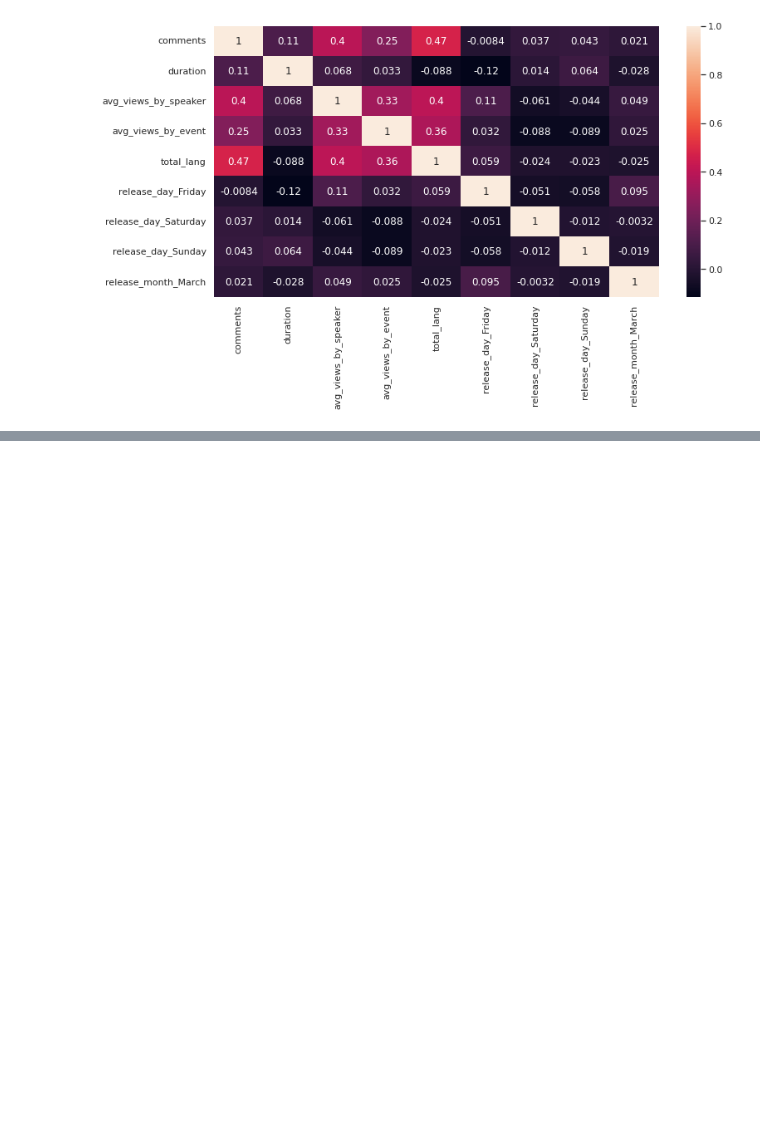
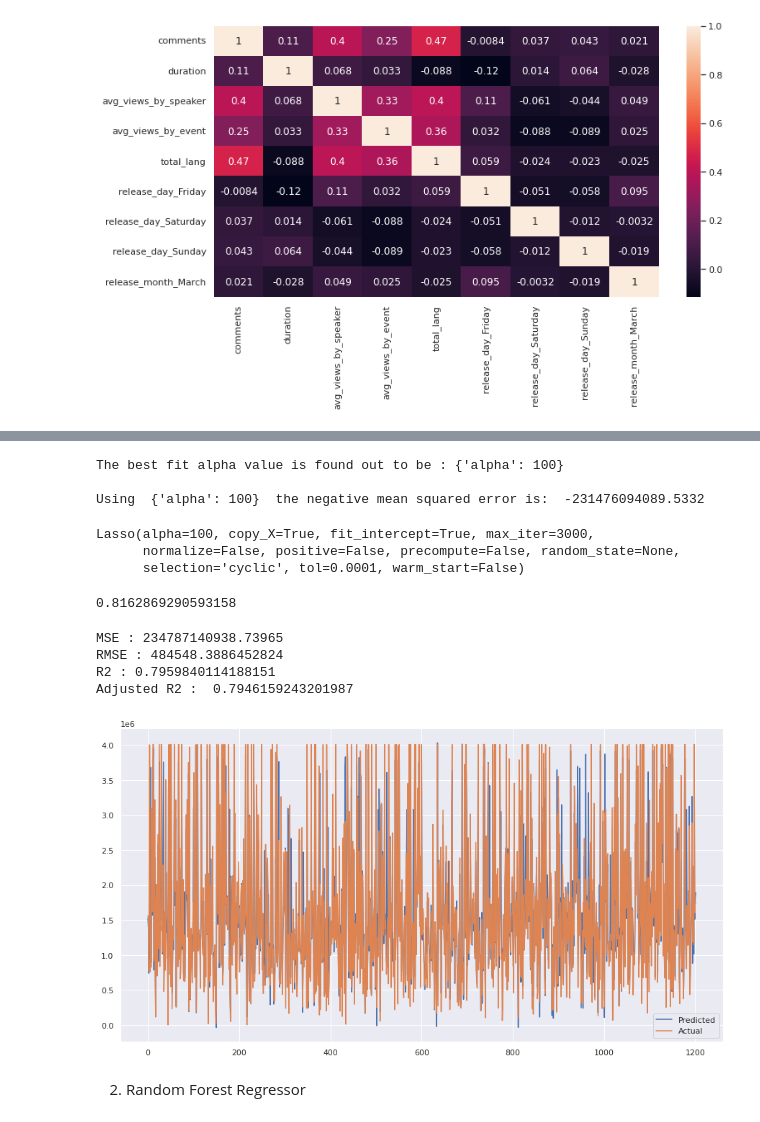
Before and after one commit to Aehteshaam-Shaikh/Ted-Talk-views-prediction, a Jupyter notebook: Ted_Talk_Views_Prediction.ipynb, the cells around one changed output, grey strips where cells are left out. Drawn from its saved outputs; the diff is of its cells as text; code cells hidden in the pictures; blank space fills up the shorter version.

```diff
--- a/Ted_Talk_Views_Prediction.ipynb
+++ b/Ted_Talk_Views_Prediction.ipynb
@@ -599,0 +723,7 @@ sns.heatmap(x.corr(),annot=True)
+# %%
+### Cross validation
+from sklearn.model_selection import GridSearchCV
+lasso = Lasso()
+parameters = {'alpha': [1e-15,1e-13,1e-10,1e-8,1e-5,1e-4,1e-3,1e-2,1e-1,1,5,10,20,30,40,45,50,55,60,100,0.0014]}
+lasso_regressor = GridSearchCV(lasso, parameters, scoring='neg_mean_squared_error', cv=5)
+lasso_regressor.fit(X_train, Y_train)
@@ -599,0 +742,47 @@ sns.heatmap(x.corr(),annot=True)
+# %%
+print("The best fit alpha value is found out to be :" ,lasso_regressor.best_params_)
+print("\nUsing ",lasso_regressor.best_params_, " the negative mean squared error is: ", lasso_regressor.best_score_)
+# %% [output]
+The best fit alpha value is found out to be : {'alpha': 100}
+
+Using  {'alpha': 100}  the negative mean squared error is:  -231476094089.5332
+# %%
+from sklearn.linear_model import Lasso
+lasso  = Lasso(alpha=100 , max_iter= 3000)
+
+lasso.fit(X_train, Y_train)
+# %% [output]
+Lasso(alpha=100, copy_X=True, fit_intercept=True, max_iter=3000,
+      normalize=False, positive=False, precompute=False, random_state=None,
+      selection='cyclic', tol=0.0001, warm_start=False)
+# %%
+lasso.score(X_train, Y_train)
+# %% [output]
+0.8162869290593158
+# %%
+Y_pred_lasso = lasso_regressor.predict(X_test)
+# %%
+MSE  = mean_squared_error((Y_test), (Y_pred_lasso))
+print("MSE :" , MSE)
+
+RMSE = np.sqrt(MSE)
+print("RMSE :" ,RMSE)
+
+r2 = r2_score((Y_test),(Y_pred_lasso))
+print("R2 :" ,r2)
+print("Adjusted R2 : ",1-(1-r2_score((Y_test), (Y_pred_lasso)))*((X_test.shape[0]-1)/(X_test.shape[0]-X_test.shape[1]-1)))
+# %% [output]
+MSE : 234787140938.73965
+RMSE : 484548.3886452824
+R2 : 0.7959840114188151
+Adjusted R2 :  0.7946159243201987
+# %%
+plt.figure(figsize=(15,8))
+plt.plot((Y_pred_lasso))
+plt.plot((np.array(Y_test)))
+plt.legend(["Predicted","Actual"])
+plt.show()
+# %% [output]
+[figure, added]
+# %% [markdown]
+2. Random Forest Regressor
```
Also changed, not shown: parts of 24 cells of this notebook.
